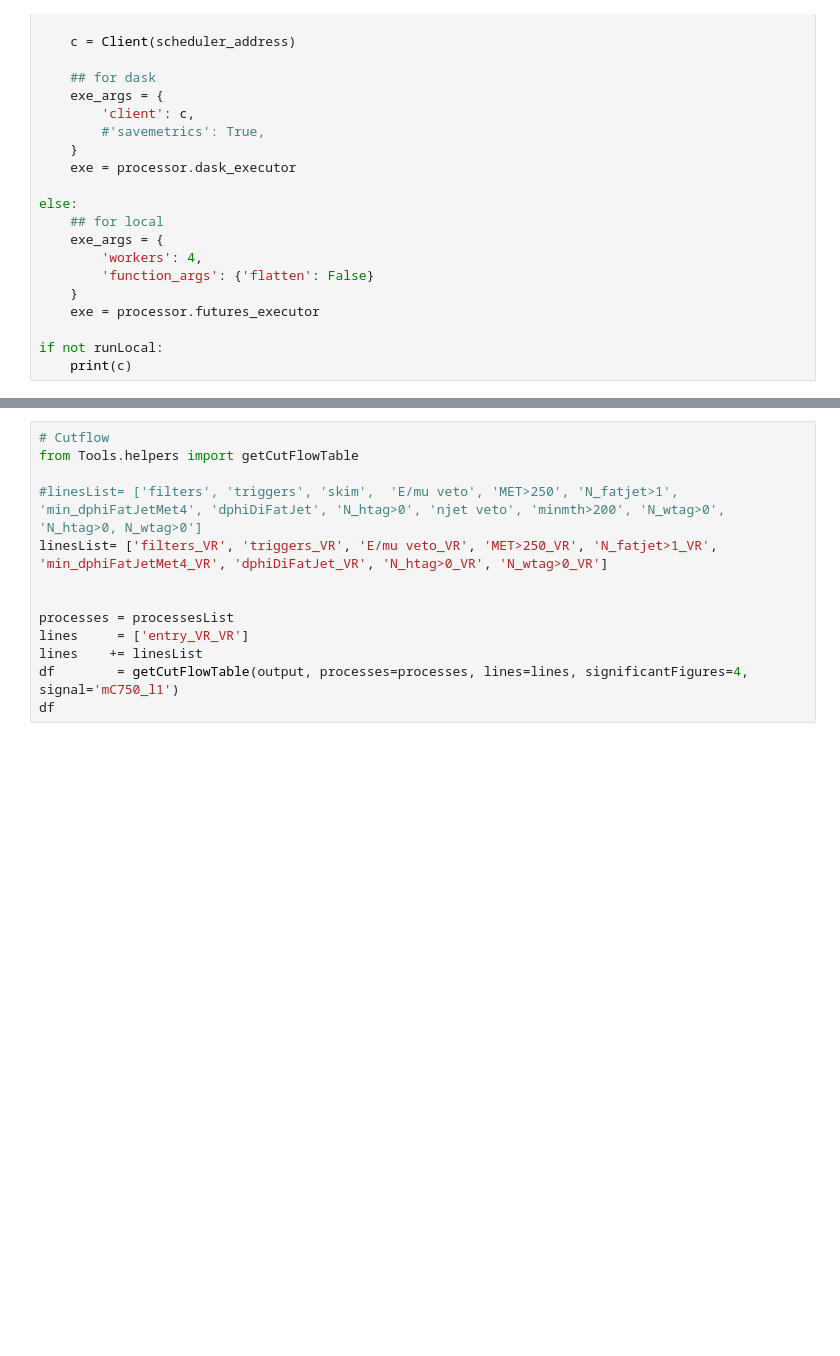
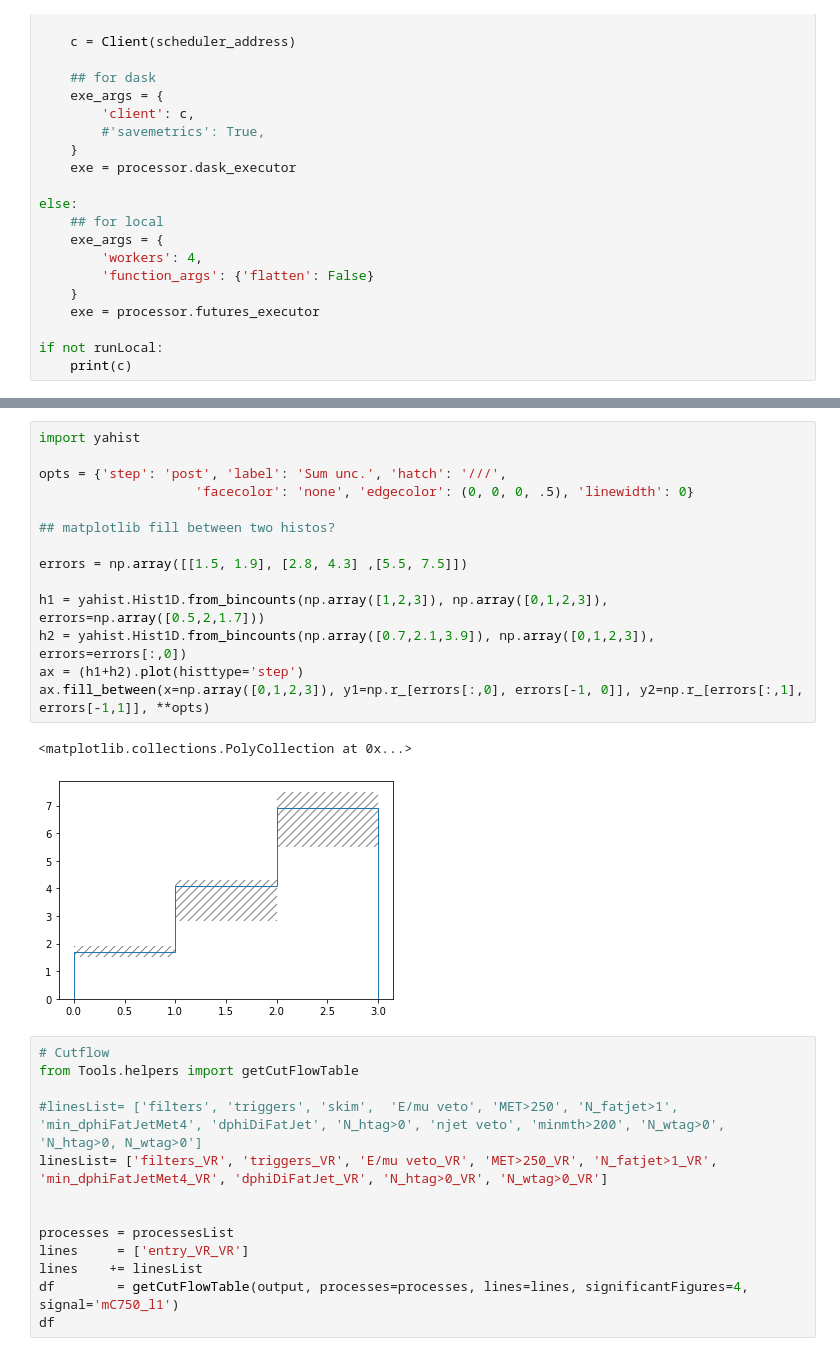
Before and after one commit to ksalyer/tW_scattering, a Jupyter notebook: notebooks/WH_oneLep_CR.ipynb, the cells around one changed output, grey strips where cells are left out. Cells and saved outputs as stored; diff of their text form; blank space fills up the shorter version.

```diff
--- a/notebooks/WH_oneLep_CR.ipynb
+++ b/notebooks/WH_oneLep_CR.ipynb
@@ -449,3 +556,20 @@ else:
+# %%
+import yahist
+
+opts = {'step': 'post', 'label': 'Sum unc.', 'hatch': '///',
+                    'facecolor': 'none', 'edgecolor': (0, 0, 0, .5), 'linewidth': 0}
+
+## matplotlib fill between two histos?
+
+errors = np.array([[1.5, 1.9], [2.8, 4.3] ,[5.5, 7.5]])
+
+h1 = yahist.Hist1D.from_bincounts(np.array([1,2,3]), np.array([0,1,2,3]), errors=np.array([0.5,2,1.7]))
+h2 = yahist.Hist1D.from_bincounts(np.array([0.7,2.1,3.9]), np.array([0,1,2,3]), errors=errors[:,0])
+ax = (h1+h2).plot(histtype='step')
+ax.fill_between(x=np.array([0,1,2,3]), y1=np.r_[errors[:,0], errors[-1, 0]], y2=np.r_[errors[:,1], errors[-1,1]], **opts)
+# %% [output]
+<matplotlib.collections.PolyCollection at 0x...>
+[figure, added]
 # %%
 # Cutflow
 from Tools.helpers import getCutFlowTable
```
Also changed, not shown: parts of 5 cells of this notebook, 2 other files.
